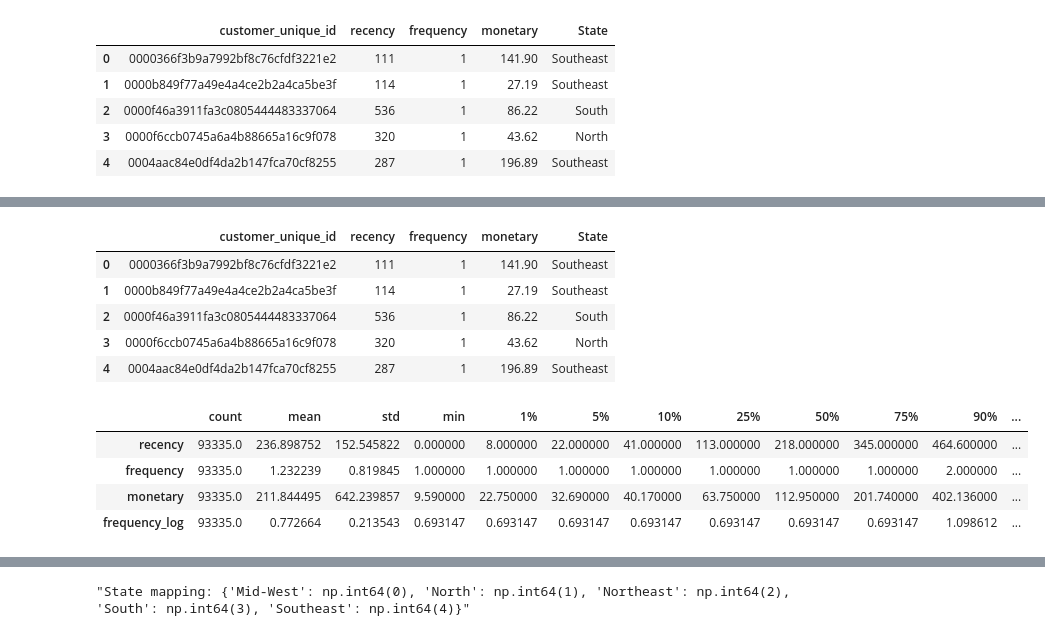
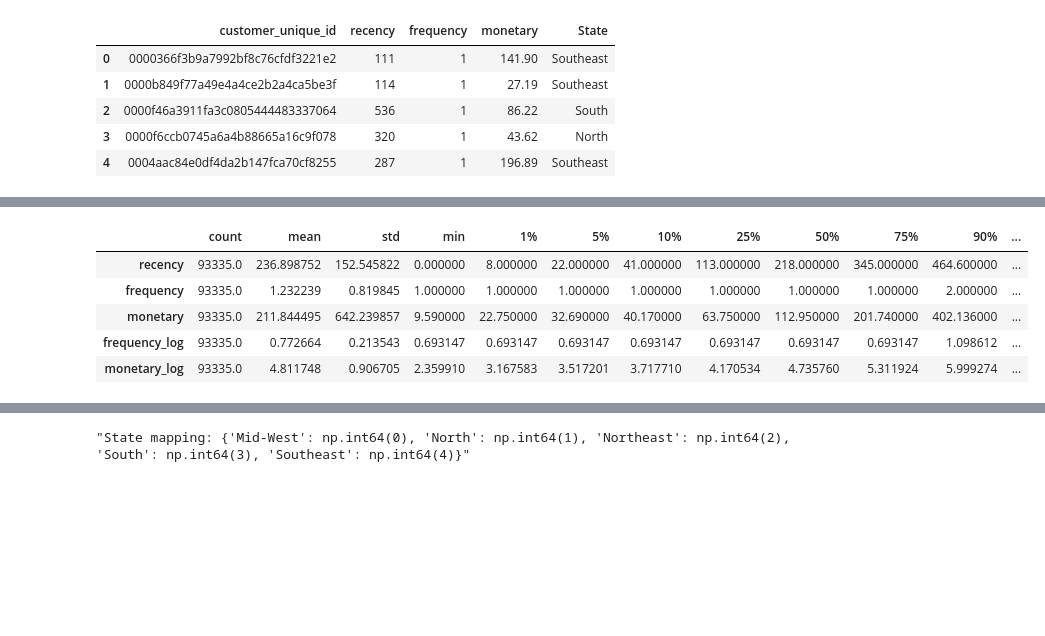
Before and after one commit to pt-sinan-akbar/Dataset-Thesis, a Jupyter notebook: BrazilDataSet.ipynb, the cells around one changed output, grey strips where cells are left out. Cells and saved outputs as stored; diff of their text form; code cells hidden in the pictures; blank space fills up the shorter version.

```diff
--- a/BrazilDataSet.ipynb
+++ b/BrazilDataSet.ipynb
@@ -912,23 +886,18 @@ plt.show()
-# %%
-RFMD_Raw.head()
-# %% [output]
-|  | customer_unique_id | recency | frequency | monetary | State |
-| 0 | 0000366f3b9a7992bf8c76cfdf3221e2 | 111 | 1 | 141.90 | Southeast |
-| 1 | 0000b849f77a49e4a4ce2b2a4ca5be3f | 114 | 1 | 27.19 | Southeast |
-| 2 | 0000f46a3911fa3c0805444483337064 | 536 | 1 | 86.22 | South |
-| 3 | 0000f6ccb0745a6a4b88665a16c9f078 | 320 | 1 | 43.62 | North |
-| 4 | 0004aac84e0df4da2b147fca70cf8255 | 287 | 1 | 196.89 | Southeast |
 # %%
+# describe RMFD for 1% 5% 10% 25% 50% 75% 90% 95% 99%
 RMFD_features = RFMD_Raw[['recency', 'frequency', 'monetary']].copy()
 
+# do log transformation on frequency because the data is skewed beyond comprehension
 RMFD_features['frequency_log'] = np.log1p(RMFD_features['frequency'])
+RMFD_features['monetary_log'] = np.log1p(RMFD_features['monetary'])
 
 # describe %1 %5 %10 %25 %50 %75 %90 %95 %99
 RMFD_features.describe([0.01, 0.05, 0.1, 0.25, 0.5, 0.75, 0.9, 0.95, 0.99]).T
 # %% [output]
 |  | count | mean | std | min | 1% | 5% | 10% | 25% | 50% | 75% | 90% | ... |
 | recency | 93335.0 | 236.898752 | 152.545822 | 0.000000 | 8.000000 | 22.000000 | 41.000000 | 113.000000 | 218.000000 | 345.000000 | 464.600000 | ... |
 | frequency | 93335.0 | 1.232239 | 0.819845 | 1.000000 | 1.000000 | 1.000000 | 1.000000 | 1.000000 | 1.000000 | 1.000000 | 2.000000 | ... |
 | monetary | 93335.0 | 211.844495 | 642.239857 | 9.590000 | 22.750000 | 32.690000 | 40.170000 | 63.750000 | 112.950000 | 201.740000 | 402.136000 | ... |
 | frequency_log | 93335.0 | 0.772664 | 0.213543 | 0.693147 | 0.693147 | 0.693147 | 0.693147 | 0.693147 | 0.693147 | 0.693147 | 1.098612 | ... |
+| monetary_log | 93335.0 | 4.811748 | 0.906705 | 2.359910 | 3.167583 | 3.517201 | 3.717710 | 4.170534 | 4.735760 | 5.311924 | 5.999274 | ... |
 # %%
```
Also changed, not shown: parts of 12 cells of this notebook.
